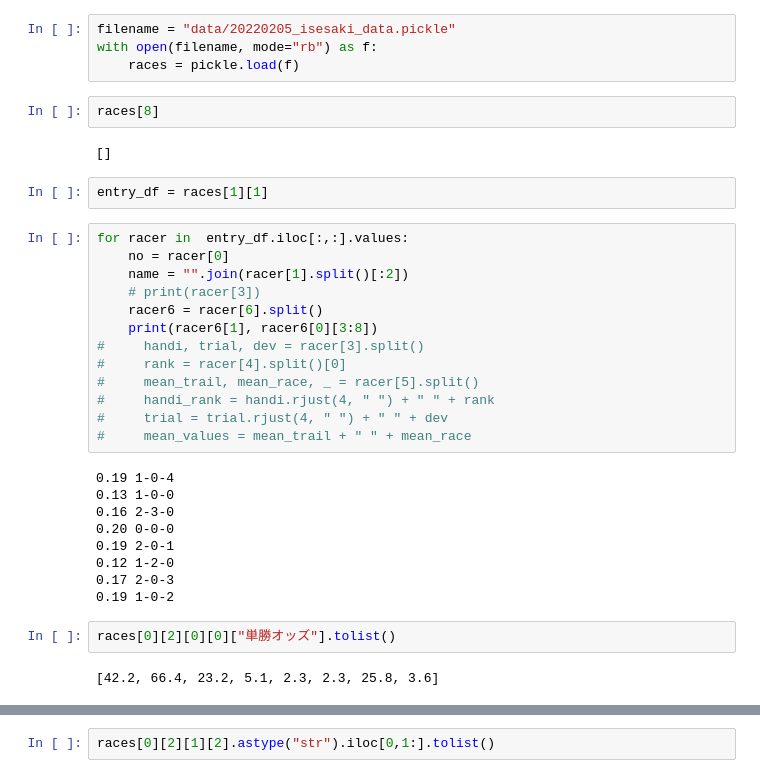
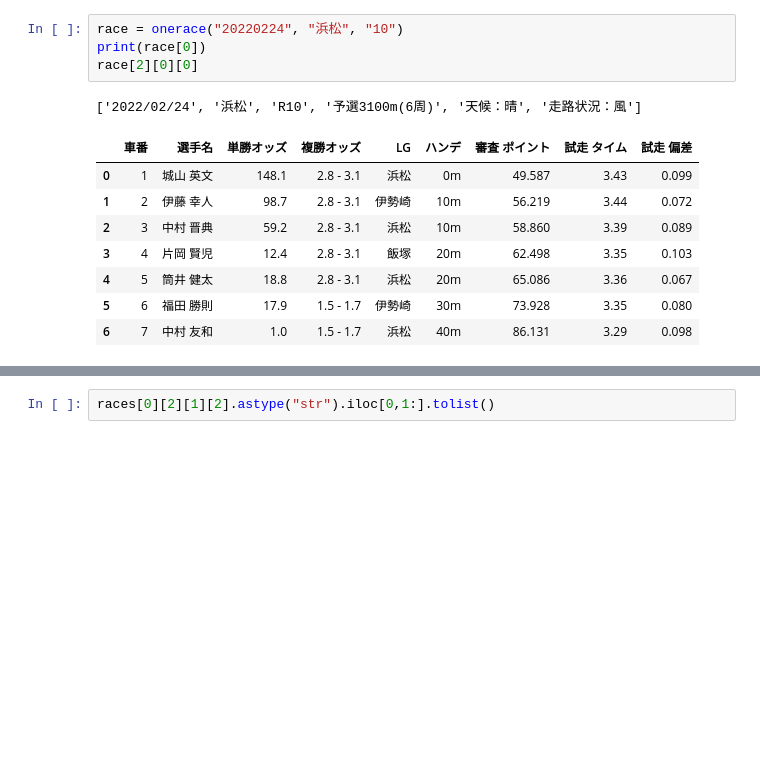
Before and after one commit to justgetwet/pygameauto, a Jupyter notebook: Untitled.ipynb, the cells around one changed output, grey strips where cells are left out. Cells and saved outputs as stored; diff of their text form; blank space fills up the shorter version.

```diff
--- a/Untitled.ipynb
+++ b/Untitled.ipynb
@@ -7,36 +12,14 @@ with open(filename, mode="rb") as f:
-# %%
-filename = "data/20220205_isesaki_data.pickle"
-with open(filename, mode="rb") as f:
-    races = pickle.load(f)
-# %%
-races[8]
-# %% [output]
-[]
-# %%
-entry_df = races[1][1]
-# %%
-for racer in  entry_df.iloc[:,:].values:
-    no = racer[0]
-    name = "".join(racer[1].split()[:2])
-    # print(racer[3])
-    racer6 = racer[6].split()
-    print(racer6[1], racer6[0][3:8])
-#     handi, trial, dev = racer[3].split()
-#     rank = racer[4].split()[0]
-#     mean_trail, mean_race, _ = racer[5].split()
-#     handi_rank = handi.rjust(4, " ") + " " + rank
-#     trial = trial.rjust(4, " ") + " " + dev
-#     mean_values = mean_trail + " " + mean_race
-# %% [output]
-0.19 1-0-4
-0.13 1-0-0
-0.16 2-3-0
-0.20 0-0-0
-0.19 2-0-1
-0.12 1-2-0
-0.17 2-0-3
-0.19 1-0-2
-# %%
-races[0][2][0][0]["単勝オッズ"].tolist()
-# %% [output]
-[42.2, 66.4, 23.2, 5.1, 2.3, 2.3, 25.8, 3.6]
+# %%
+race = onerace("20220224", "浜松", "10")
+print(race[0])
+race[2][0][0]
+# %% [output]
+['2022/02/24', '浜松', 'R10', '予選3100m(6周)', '天候：晴', '走路状況：風']
+|  | 車番 | 選手名 | 単勝オッズ | 複勝オッズ | LG | ハンデ | 審査 ポイント | 試走 タイム | 試走 偏差 |
+| 0 | 1 | 城山 英文 | 148.1 | 2.8 - 3.1 | 浜松 | 0m | 49.587 | 3.43 | 0.099 |
+| 1 | 2 | 伊藤 幸人 | 98.7 | 2.8 - 3.1 | 伊勢崎 | 10m | 56.219 | 3.44 | 0.072 |
+| 2 | 3 | 中村 晋典 | 59.2 | 2.8 - 3.1 | 浜松 | 10m | 58.860 | 3.39 | 0.089 |
+| 3 | 4 | 片岡 賢児 | 12.4 | 2.8 - 3.1 | 飯塚 | 20m | 62.498 | 3.35 | 0.103 |
+| 4 | 5 | 筒井 健太 | 18.8 | 2.8 - 3.1 | 浜松 | 20m | 65.086 | 3.36 | 0.067 |
+| 5 | 6 | 福田 勝則 | 17.9 | 1.5 - 1.7 | 伊勢崎 | 30m | 73.928 | 3.35 | 0.080 |
+| 6 | 7 | 中村 友和 | 1.0 | 1.5 - 1.7 | 浜松 | 40m | 86.131 | 3.29 | 0.098 |
```
Also changed, not shown: parts of 8 cells of this notebook, 4 other files.
